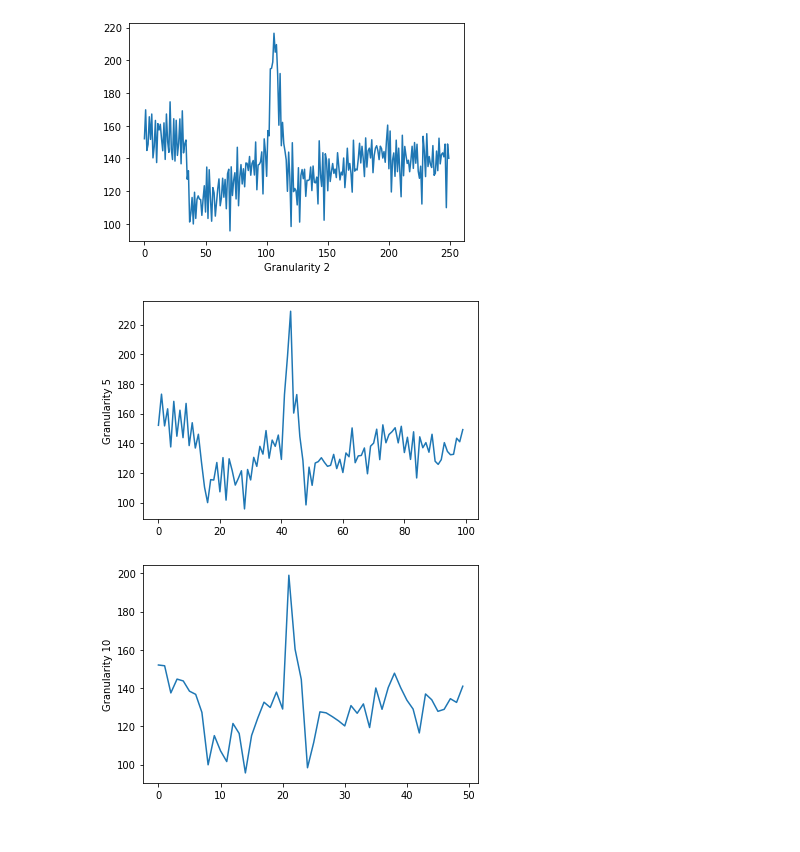
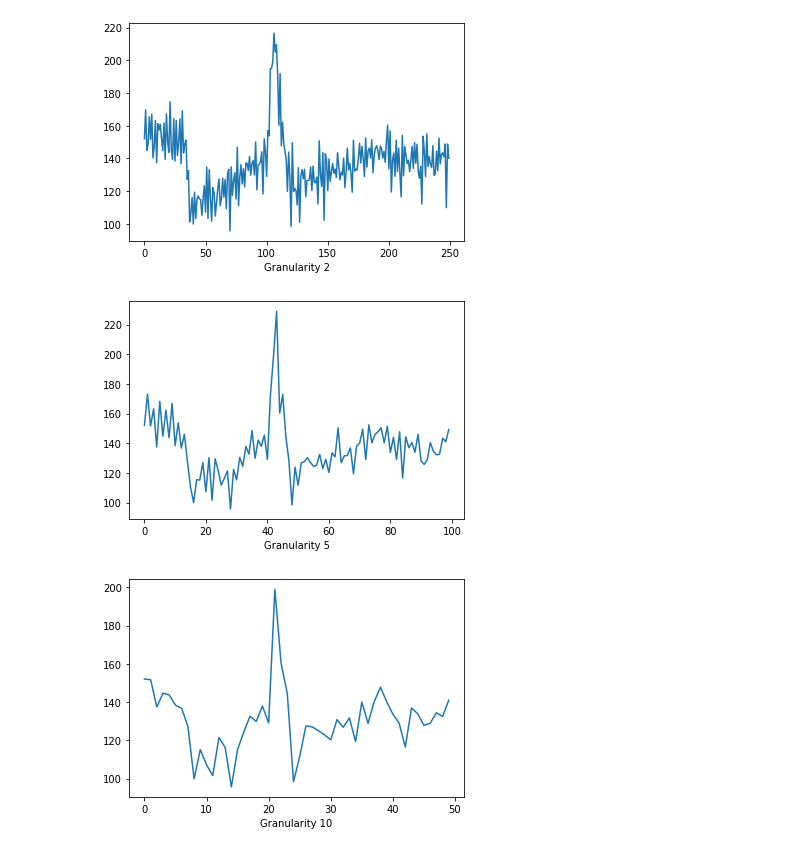
Before and after one commit to neurotech-uiuc/SoftwareProject, a Jupyter notebook: ReadData.ipynb, the cells around one changed output. Drawn from its saved outputs; the diff is of its cells as text; code cells hidden in the pictures.

```diff
--- a/ReadData.ipynb
+++ b/ReadData.ipynb
@@ -103,16 +103,16 @@ plt.show()
 # %%
 granularity = 5
 data = singleBlinkChannels[:,0][:500:granularity]
 plt.plot(np.arange(len(data)), data.astype(float))
-plt.ylabel('Granularity 5')
+plt.xlabel('Granularity 5')
 plt.show()
 # %% [output]
-[figure, old version]
+[figure, new version]
 # %%
 granularity = 10
 data = singleBlinkChannels[:,0][:500:granularity]
 plt.plot(np.arange(len(data)), data.astype(float))
-plt.ylabel('Granularity 10')
+plt.xlabel('Granularity 10')
 plt.show()
 # %% [output]
-[figure, old version]
+[figure, new version]
```
Also changed, not shown: parts of 3 cells of this notebook.
